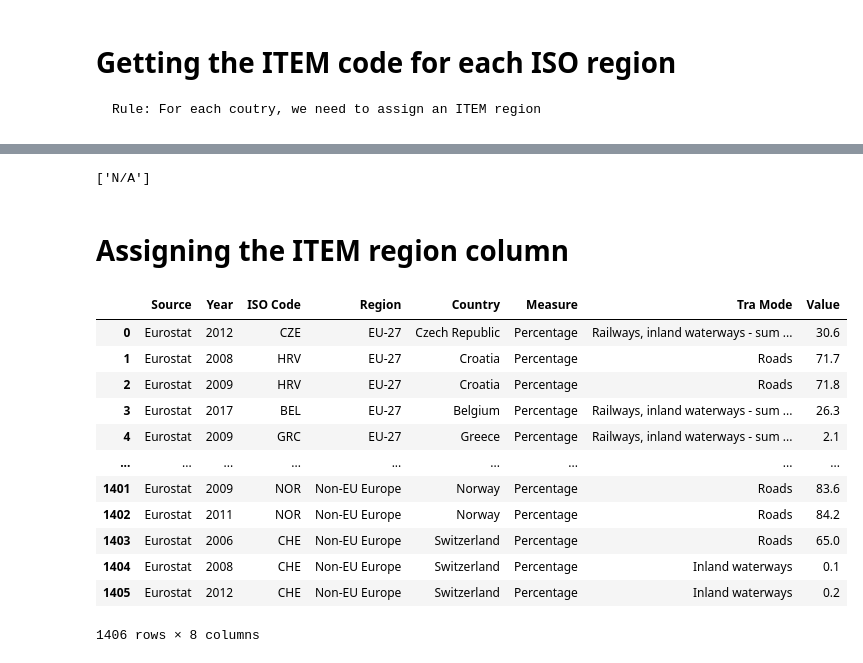
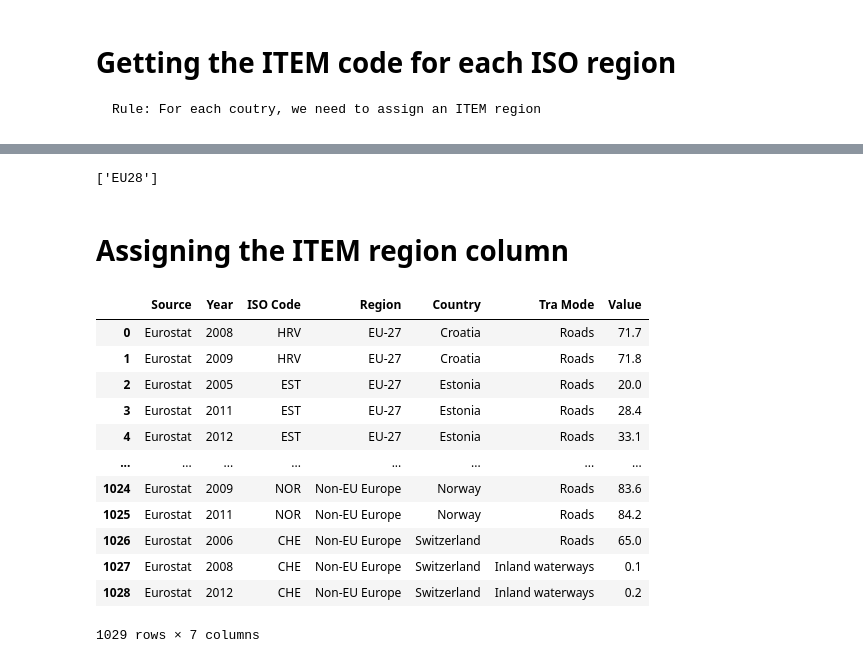
Before and after one commit to transportenergy/database, a Jupyter notebook: item/historical/scripts/T006.ipynb, the cells around one changed output, grey strips where cells are left out. Saved outputs shown, nothing was run; the diff lists cells and outputs as text; code cells hidden in the pictures.

```diff
--- a/item/historical/scripts/T006.ipynb
+++ b/item/historical/scripts/T006.ipynb
@@ -36,6 +36,6 @@ df
 # %% [markdown]
 # Dropping unnecessary columns
 # %%
-df.drop(columns=["Frequency"], inplace = True)
+df.drop(columns=["Frequency", "Measure" ], inplace = True)
 df
 # %% [output]
@@ -54,0 +58,18 @@ df
+# %%
+# Variable holding the index of the rows to be erased
+rows_to_erase = []
+
+# Getting all the indeces to erase
+for index, row in df.iterrows():
+    mode = row["Tra Mode"]
+    if mode == 'Railways, inland waterways - sum of available data':
+        rows_to_erase.append(index)
+
+# Erasing the undesired rows
+df_len_before_drop = len(df)
+df.drop(df.index[rows_to_erase], inplace = True)
+df.reset_index(inplace=True)
+df.drop(columns=["index" ], inplace = True)
+
+# Asserting that the new df has less rows than before the erase
+df
@@ -135,9 +170,9 @@ list_of_iso_code = []
 
 for country in country_column:
     if country == "Germany (until 1990 former territory of the FRG)":
-        code = "N/A"
+        code = countryCodeManager.get_iso_code_for_country("Germany")
     elif country == "European Union (current composition)":
-        code = "N/A"
+        code = "EU28"
     else:
         code = countryCodeManager.get_iso_code_for_country(country)
 
@@ -147,10 +182,6 @@ for country in country_column:
 # Assert that the size of the list of iso codes is equivalent to the size of country column
 assert len(list_of_iso_code) == len(country_column)
 
-# Assert that all the iso codes are 3 characters long
-for iso_code in list_of_iso_code:
-    assert len(iso_code) == 3
-
 # Adding the ISO column to the dataframe
 df.insert(2, ColumnName.ISO_CODE.value, list_of_iso_code, True)
 df
@@ -179,35 +210,35 @@ list_of_unique_iso_codes = list(set(df[ColumnName.ISO_CODE.value]))
 iso_codes_with_no_region = countryCodeManager.get_list_of_iso_codes_with_no_region(list_of_unique_iso_codes)
 iso_codes_with_no_region
 # %% [output]
-['N/A']
+['EU28']
 # %% [markdown]
 # Assigning the ITEM region column
 # %%
 # Getting the complete list of iso codes
 list_of_all_codes = df[ColumnName.ISO_CODE.value]
 
 # Getting the list of regions
 item_regions = countryCodeManager.get_list_of_regions_for_iso_codes(list_of_all_codes)
 
 # Hardcoding the region value for WLD ISO Code
 for index in range(0, len(list_of_all_codes)):
     if list_of_all_codes[index] == "N/A":
-        item_regions[index] = "EU-27"
+        item_regions[index] = "EU-28"
 
 # Adding the column to the dataframe
 df.insert(3, ColumnName.ITEM_REGION.value, item_regions, True)
 df
 # %% [output]
-|  | Source | Year | ISO Code | Region | Country | Measure | Tra Mode | Value |
-| 0 | Eurostat | 2012 | CZE | EU-27 | Czech Republic | Percentage | Railways, inland waterways - sum ... | 30.6 |
-| 1 | Eurostat | 2008 | HRV | EU-27 | Croatia | Percentage | Roads | 71.7 |
-| 2 | Eurostat | 2009 | HRV | EU-27 | Croatia | Percentage | Roads | 71.8 |
-| 3 | Eurostat | 2017 | BEL | EU-27 | Belgium | Percentage | Railways, inland waterways - sum ... | 26.3 |
-| 4 | Eurostat | 2009 | GRC | EU-27 | Greece | Percentage | Railways, inland waterways - sum ... | 2.1 |
-| ... | ... | ... | ... | ... | ... | ... | ... | ... |
-| 1401 | Eurostat | 2009 | NOR | Non-EU Europe | Norway | Percentage | Roads | 83.6 |
-| 1402 | Eurostat | 2011 | NOR | Non-EU Europe | Norway | Percentage | Roads | 84.2 |
-| 1403 | Eurostat | 2006 | CHE | Non-EU Europe | Switzerland | Percentage | Roads | 65.0 |
-| 1404 | Eurostat | 2008 | CHE | Non-EU Europe | Switzerland | Percentage | Inland waterways | 0.1 |
-| 1405 | Eurostat | 2012 | CHE | Non-EU Europe | Switzerland | Percentage | Inland waterways | 0.2 |
+|  | Source | Year | ISO Code | Region | Country | Tra Mode | Value |
+| 0 | Eurostat | 2008 | HRV | EU-27 | Croatia | Roads | 71.7 |
+| 1 | Eurostat | 2009 | HRV | EU-27 | Croatia | Roads | 71.8 |
+| 2 | Eurostat | 2005 | EST | EU-27 | Estonia | Roads | 20.0 |
+| 3 | Eurostat | 2011 | EST | EU-27 | Estonia | Roads | 28.4 |
+| 4 | Eurostat | 2012 | EST | EU-27 | Estonia | Roads | 33.1 |
+| ... | ... | ... | ... | ... | ... | ... | ... |
+| 1024 | Eurostat | 2009 | NOR | Non-EU Europe | Norway | Roads | 83.6 |
+| 1025 | Eurostat | 2011 | NOR | Non-EU Europe | Norway | Roads | 84.2 |
+| 1026 | Eurostat | 2006 | CHE | Non-EU Europe | Switzerland | Roads | 65.0 |
+| 1027 | Eurostat | 2008 | CHE | Non-EU Europe | Switzerland | Inland waterways | 0.1 |
+| 1028 | Eurostat | 2012 | CHE | Non-EU Europe | Switzerland | Inland waterways | 0.2 |
-1406 rows × 8 columns
+1029 rows × 7 columns
```
Also changed, not shown: parts of 23 cells of this notebook.
